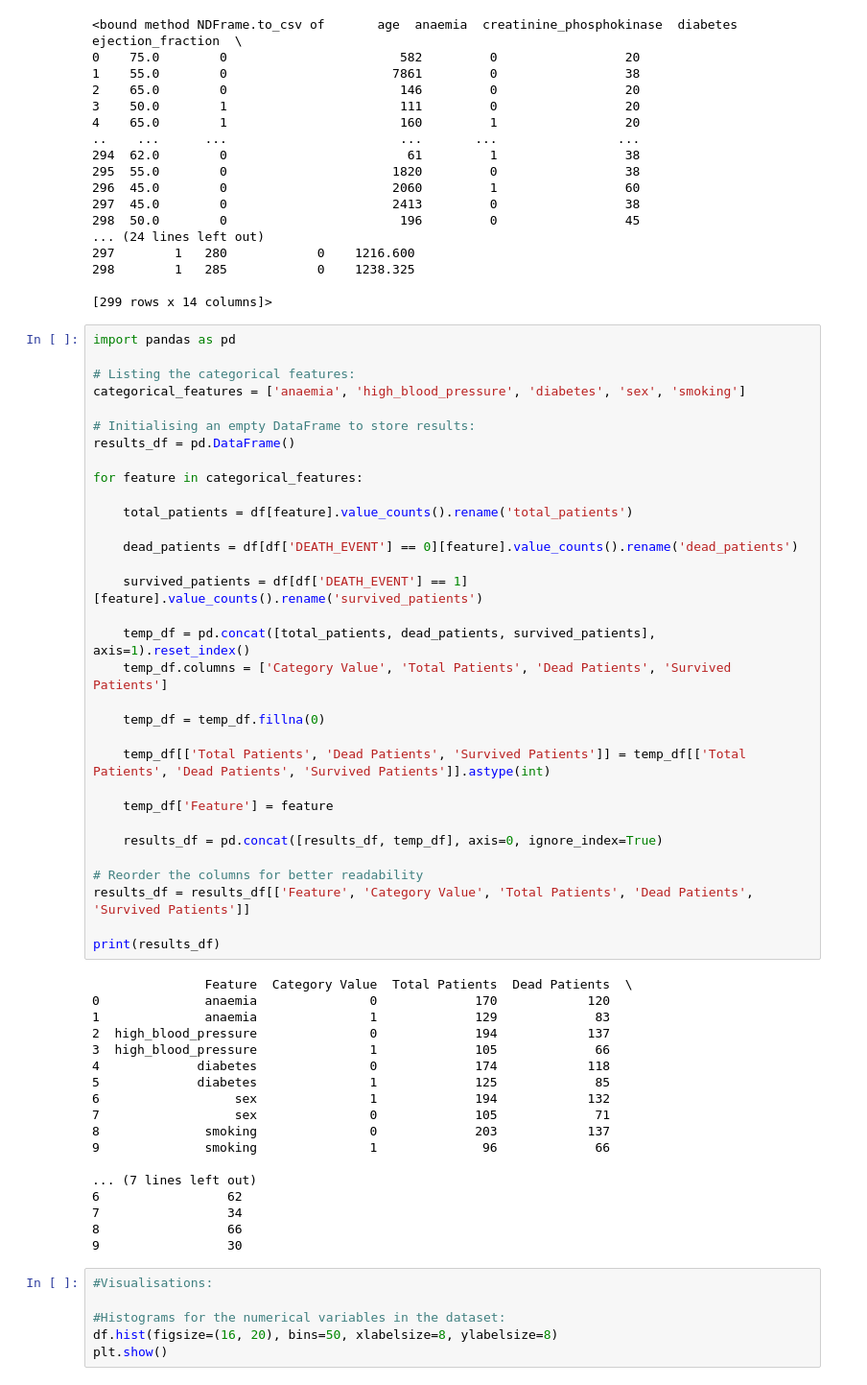
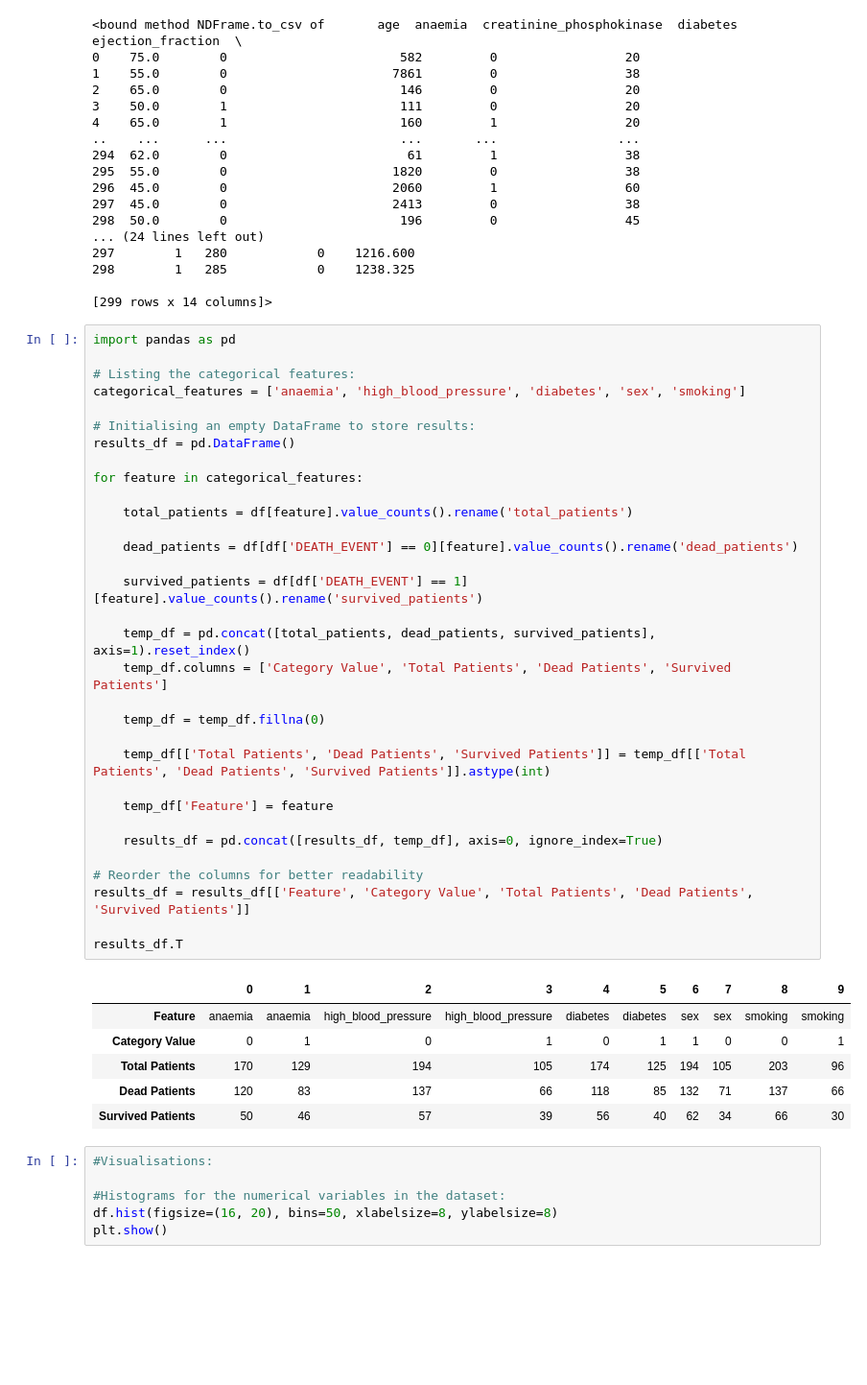
Before and after one commit to ShreyaSreeram/Datasci223-Final-Project, a Jupyter notebook: Datascience_223_Final_Project.ipynb, the cells around one changed output. Shown at 96% size. Drawn from its saved outputs; the diff is of its cells as text; blank space fills up the shorter version.

Commit message:
adding tables

```diff
--- a/Datascience_223_Final_Project.ipynb
+++ b/Datascience_223_Final_Project.ipynb
@@ -205,51 +205,40 @@ import pandas as pd
 
 # Listing the categorical features:
 categorical_features = ['anaemia', 'high_blood_pressure', 'diabetes', 'sex', 'smoking']
 
 # Initialising an empty DataFrame to store results:
 results_df = pd.DataFrame()
 
 for feature in categorical_features:
 
     total_patients = df[feature].value_counts().rename('total_patients')
 
     dead_patients = df[df['DEATH_EVENT'] == 0][feature].value_counts().rename('dead_patients')
 
     survived_patients = df[df['DEATH_EVENT'] == 1][feature].value_counts().rename('survived_patients')
 
     temp_df = pd.concat([total_patients, dead_patients, survived_patients], axis=1).reset_index()
     temp_df.columns = ['Category Value', 'Total Patients', 'Dead Patients', 'Survived Patients']
 
     temp_df = temp_df.fillna(0)
 
     temp_df[['Total Patients', 'Dead Patients', 'Survived Patients']] = temp_df[['Total Patients', 'Dead Patients', 'Survived Patients']].astype(int)
 
     temp_df['Feature'] = feature
 
     results_df = pd.concat([results_df, temp_df], axis=0, ignore_index=True)
 
 # Reorder the columns for better readability
 results_df = results_df[['Feature', 'Category Value', 'Total Patients', 'Dead Patients', 'Survived Patients']]
 
-print(results_df)
+results_df.T
 # %% [output]
-               Feature  Category Value  Total Patients  Dead Patients  \
-0              anaemia               0             170            120
-1              anaemia               1             129             83
-2  high_blood_pressure               0             194            137
-3  high_blood_pressure               1             105             66
-4             diabetes               0             174            118
-5             diabetes               1             125             85
-6                  sex               1             194            132
-7                  sex               0             105             71
-8              smoking               0             203            137
-9              smoking               1              96             66
-
-... (7 lines left out)
-6                 62
-7                 34
-8                 66
-9                 30
+|  | 0 | 1 | 2 | 3 | 4 | 5 | 6 | 7 | 8 | 9 |
+| Feature | anaemia | anaemia | high_blood_pressure | high_blood_pressure | diabetes | diabetes | sex | sex | smoking | smoking |
+| Category Value | 0 | 1 | 0 | 1 | 0 | 1 | 1 | 0 | 0 | 1 |
+| Total Patients | 170 | 129 | 194 | 105 | 174 | 125 | 194 | 105 | 203 | 96 |
+| Dead Patients | 120 | 83 | 137 | 66 | 118 | 85 | 132 | 71 | 137 | 66 |
+| Survived Patients | 50 | 46 | 57 | 39 | 56 | 40 | 62 | 34 | 66 | 30 |
 # %%
 #Visualisations:
 
```
Also changed, not shown: parts of 1 cell of this notebook.
